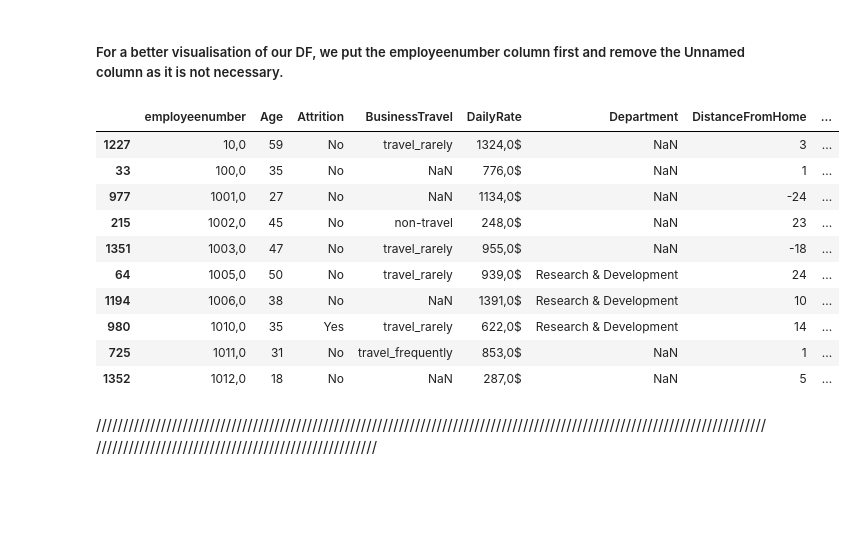
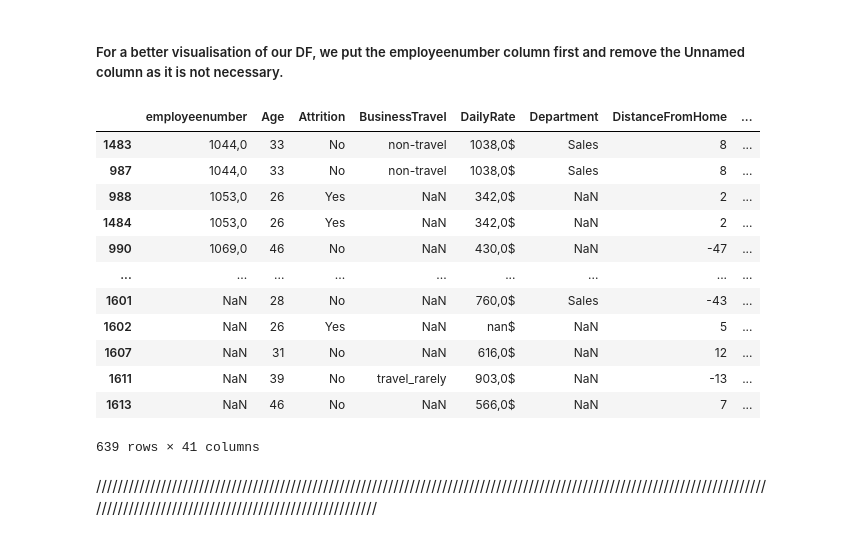
Before and after one commit to Adalab/proyecto-da-promo-b-modulo-3-team-1, a Jupyter notebook: EDA.ipynb, the cells around one changed output. Drawn from its saved outputs; the diff is of its cells as text; code cells hidden in the pictures; blank space fills up the shorter version.

Commit message:
EDA review data null

```diff
--- a/EDA.ipynb
+++ b/EDA.ipynb
@@ -292,21 +292,26 @@ df_employees.insert(0, 'employeenumber', columna)
 # Remove the Unnamed column. We mark 'inplace=True' because we don´t want a new DF.
 df_employees.drop('Unnamed: 0', axis=1, inplace=True)
 # %%
-# We sort the rows of your DataFrame according to the column EmployeeNumber in ascending order for a more thorough review
-df_employees = df_employees.sort_values(by='employeenumber', ascending=True)
-df_employees.head(10)
+# We sort the rows of your DataFrame according to the column EmployeeNumber in ascending order
+df_employees_order = df_employees.sort_values(by='employeenumber', ascending=True)
+
+# Display the complete rows that have duplicate values in the employeenumber column for a more thorough review
+df_duplicated_employees = df_employees_order[df_employees_order.duplicated(subset='employeenumber', keep=False)]
+df_duplicated_employees
 # %% [output]
 |  | employeenumber | Age | Attrition | BusinessTravel | DailyRate | Department | DistanceFromHome | ... |
-| 1227 | 10,0 | 59 | No | travel_rarely | 1324,0$ | NaN | 3 | ... |
-| 33 | 100,0 | 35 | No | NaN | 776,0$ | NaN | 1 | ... |
-| 977 | 1001,0 | 27 | No | NaN | 1134,0$ | NaN | -24 | ... |
-| 215 | 1002,0 | 45 | No | non-travel | 248,0$ | NaN | 23 | ... |
-| 1351 | 1003,0 | 47 | No | travel_rarely | 955,0$ | NaN | -18 | ... |
-| 64 | 1005,0 | 50 | No | travel_rarely | 939,0$ | Research & Development | 24 | ... |
-| 1194 | 1006,0 | 38 | No | NaN | 1391,0$ | Research & Development | 10 | ... |
-| 980 | 1010,0 | 35 | Yes | travel_rarely | 622,0$ | Research & Development | 14 | ... |
-| 725 | 1011,0 | 31 | No | travel_frequently | 853,0$ | NaN | 1 | ... |
-| 1352 | 1012,0 | 18 | No | NaN | 287,0$ | NaN | 5 | ... |
+| 1483 | 1044,0 | 33 | No | non-travel | 1038,0$ | Sales | 8 | ... |
+| 987 | 1044,0 | 33 | No | non-travel | 1038,0$ | Sales | 8 | ... |
+| 988 | 1053,0 | 26 | Yes | NaN | 342,0$ | NaN | 2 | ... |
+| 1484 | 1053,0 | 26 | Yes | NaN | 342,0$ | NaN | 2 | ... |
+| 990 | 1069,0 | 46 | No | NaN | 430,0$ | NaN | -47 | ... |
+| ... | ... | ... | ... | ... | ... | ... | ... | ... |
+| 1601 | NaN | 28 | No | NaN | 760,0$ | Sales | -43 | ... |
+| 1602 | NaN | 26 | Yes | NaN | nan$ | NaN | 5 | ... |
+| 1607 | NaN | 31 | No | NaN | 616,0$ | NaN | 12 | ... |
+| 1611 | NaN | 39 | No | travel_rarely | 903,0$ | NaN | -13 | ... |
+| 1613 | NaN | 46 | No | NaN | 566,0$ | NaN | 7 | ... |
+639 rows × 41 columns
 # %% [markdown]
 ////////////////////////////////////////////////////////////////////////////////////////////////////////////////////////////////////////////////////////////////////////////////
 # %% [markdown]
```
Also changed, not shown: parts of 1 cell of this notebook.
